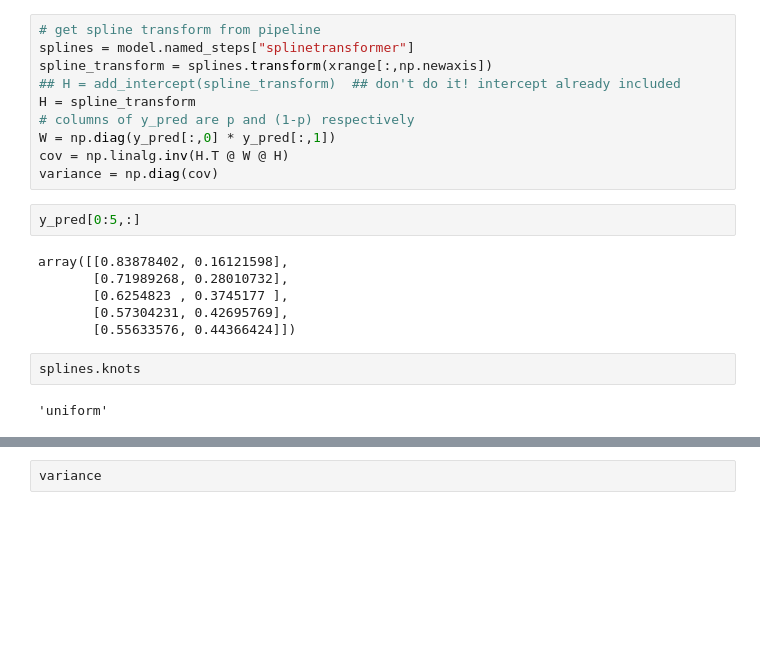
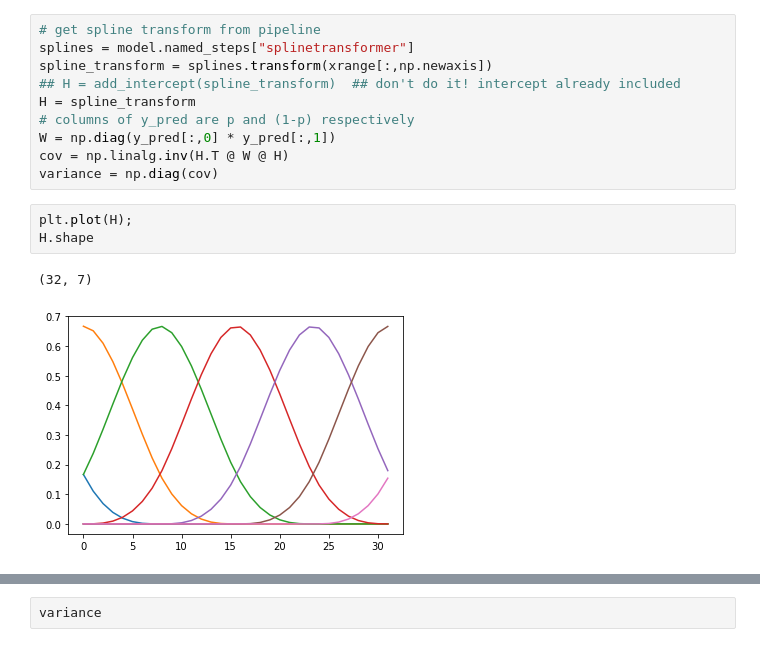
Before and after one commit to bbolker/stat790, a Jupyter notebook: code/logistic_predvar.ipynb, the cells around one changed output, grey strips where cells are left out. Saved outputs shown, nothing was run; the diff lists cells and outputs as text; blank space fills up the shorter version.

Commit message:
logistic pred ipynb update

```diff
--- a/code/logistic_predvar.ipynb
+++ b/code/logistic_predvar.ipynb
@@ -45,15 +45,9 @@ H = spline_transform
 W = np.diag(y_pred[:,0] * y_pred[:,1])
 cov = np.linalg.inv(H.T @ W @ H)
 variance = np.diag(cov)
-# %%
-y_pred[0:5,:]
-# %% [output]
-array([[0.83878402, 0.16121598],
-       [0.71989268, 0.28010732],
-       [0.6254823 , 0.3745177 ],
-       [0.57304231, 0.42695769],
-       [0.55633576, 0.44366424]])
-# %%
-splines.knots
-# %% [output]
-'uniform'
+# %%
+plt.plot(H);
+H.shape
+# %% [output]
+(32, 7)
+[figure, added]
```
Also changed, not shown: parts of 3 cells of this notebook.
